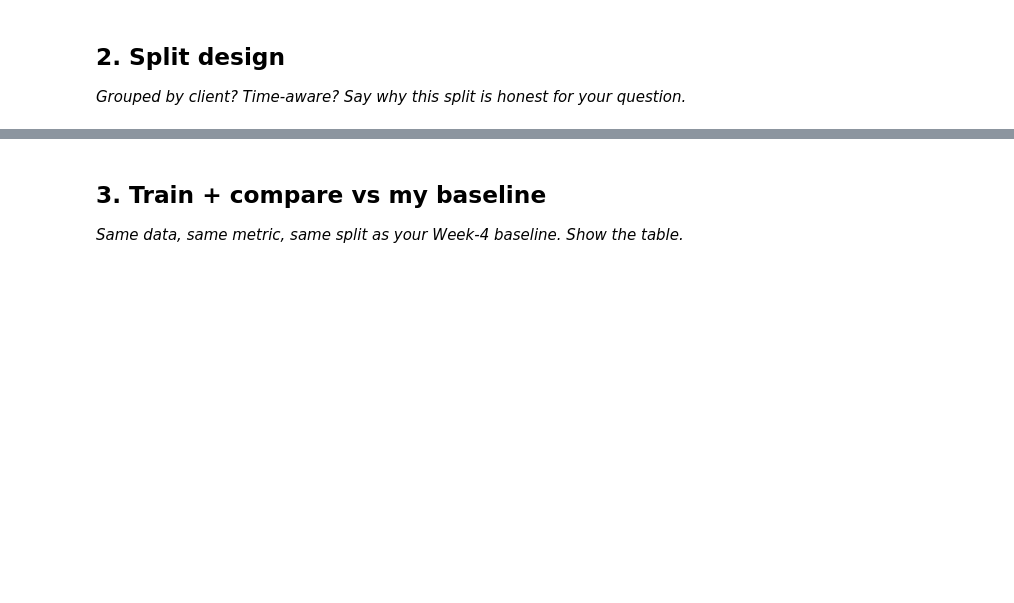
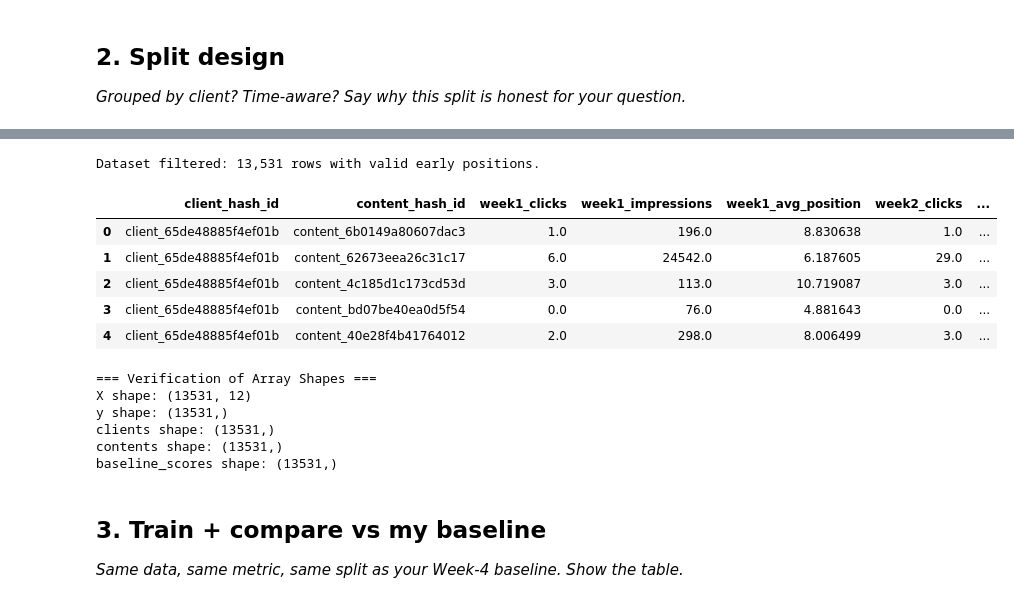
Before and after one commit to JasperOwen/flyrank-ml-internship, a Jupyter notebook: work/notebooks/w05_model.ipynb, the cells around one changed output, grey strips where cells are left out. Cells and saved outputs as stored; diff of their text form; code cells hidden in the pictures; blank space fills up the shorter version.

```diff
--- a/work/notebooks/w05_model.ipynb
+++ b/work/notebooks/w05_model.ipynb
@@ -23,3 +147,74 @@ This skeleton is yours to fill. Work the sections **in order** — each one has
+# %%
+def visibility_bucket(impressions):
+    if pd.isna(impressions):
+        return np.nan
+    elif impressions <= 8:
+        return "low"
+    elif impressions <= 459:
+        return "medium"
+    else:
+        return "high"
+
+df["visibility_bucket"] = df["week2_impressions"].apply(visibility_bucket)
+df["visibility_score"] = df["visibility_bucket"].map({"low": 1, "medium": 2, "high": 4})
+
+def calculate_baseline_score(row):
+    if pd.notna(row["historical_tier_change"]) and row["historical_tier_change"] > 0:
+        return row["historical_tier_change"] * row["visibility_score"]
+    else:
+        return 0.0
+
+df["baseline_score"] = df.apply(calculate_baseline_score, axis=1)
+
+model_df = df[df["w1_tier"].notna() & df["w2_tier"].notna() & df["late_tier"].notna()].copy().reset_index(drop=True)
+model_df["future_decline"] = (model_df["late_tier"] > model_df["w1_tier"]).astype(int)
+
+print(f"Dataset filtered: {len(model_df):,} rows with valid early positions.")
+
+model_df.head()
+# %% [output]
+Dataset filtered: 13,531 rows with valid early positions.
+|  | client_hash_id | content_hash_id | week1_clicks | week1_impressions | week1_avg_position | week2_clicks | ... |
+| 0 | client_65de48885f4ef01b | content_6b0149a80607dac3 | 1.0 | 196.0 | 8.830638 | 1.0 | ... |
+| 1 | client_65de48885f4ef01b | content_62673eea26c31c17 | 6.0 | 24542.0 | 6.187605 | 29.0 | ... |
+| 2 | client_65de48885f4ef01b | content_4c185d1c173cd53d | 3.0 | 113.0 | 10.719087 | 3.0 | ... |
+| 3 | client_65de48885f4ef01b | content_bd07be40ea0d5f54 | 0.0 | 76.0 | 4.881643 | 0.0 | ... |
+| 4 | client_65de48885f4ef01b | content_40e28f4b41764012 | 2.0 | 298.0 | 8.006499 | 3.0 | ... |
+# %%
+model_df["click_change_w1_w2"] = model_df["week2_clicks"] - model_df["week1_clicks"]
+model_df["impression_change_w1_w2"] = model_df["week2_impressions"] - model_df["week1_impressions"]
+model_df["log_w2_impressions"] = np.log1p(model_df["week2_impressions"])
+model_df["log_w2_clicks"] = np.log1p(model_df["week2_clicks"])
+model_df["w2_ctr"] = np.where(model_df["week2_impressions"] > 0, (model_df["week2_clicks"] / model_df["week2_impressions"]) * 100, 0.0)
+
+feature_columns = [
+    "week1_impressions", "week2_impressions", "week1_avg_position", "week2_avg_position",
+    "w1_tier", "w2_tier", "historical_tier_change",
+    "click_change_w1_w2", "impression_change_w1_w2",
+    "log_w2_impressions", "log_w2_clicks", "w2_ctr"
+]
+
+model_df = model_df.reset_index(drop=True)
+
+X = model_df[feature_columns].fillna(0)
+y = model_df["future_decline"].values
+clients = model_df["client_hash_id"].values
+contents = model_df["content_hash_id"].values
+baseline_scores = model_df["baseline_score"].values
+
+print("=== Verification of Array Shapes ===")
+print(f"X shape: {X.shape}")
+print(f"y shape: {y.shape}")
+print(f"clients shape: {clients.shape}")
+print(f"contents shape: {contents.shape}")
+print(f"baseline_scores shape: {baseline_scores.shape}")
+# %% [output]
+=== Verification of Array Shapes ===
+X shape: (13531, 12)
+y shape: (13531,)
+clients shape: (13531,)
+contents shape: (13531,)
+baseline_scores shape: (13531,)
 # %% [markdown]
 ## 3. Train + compare vs my baseline
 
```
Also changed, not shown: parts of 13 cells of this notebook.
